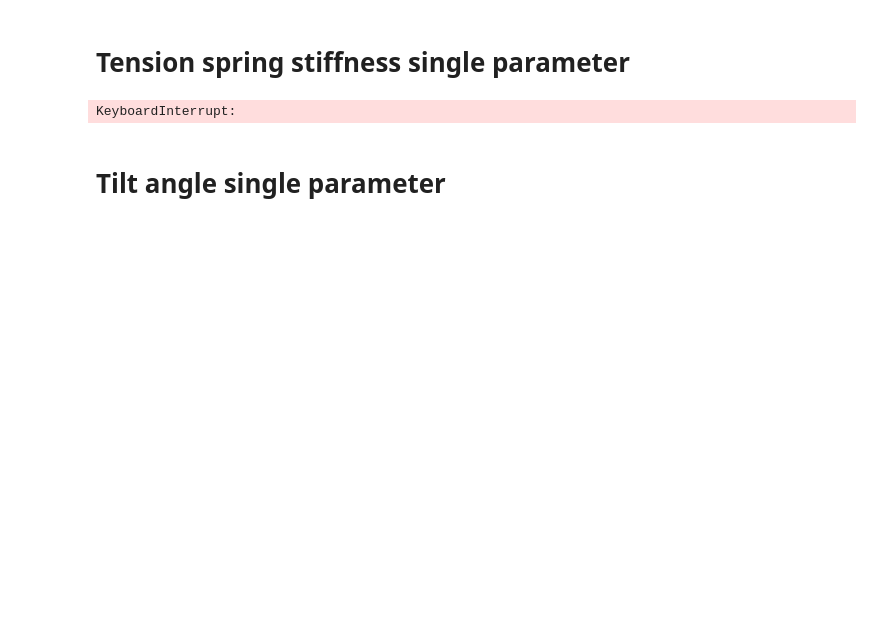
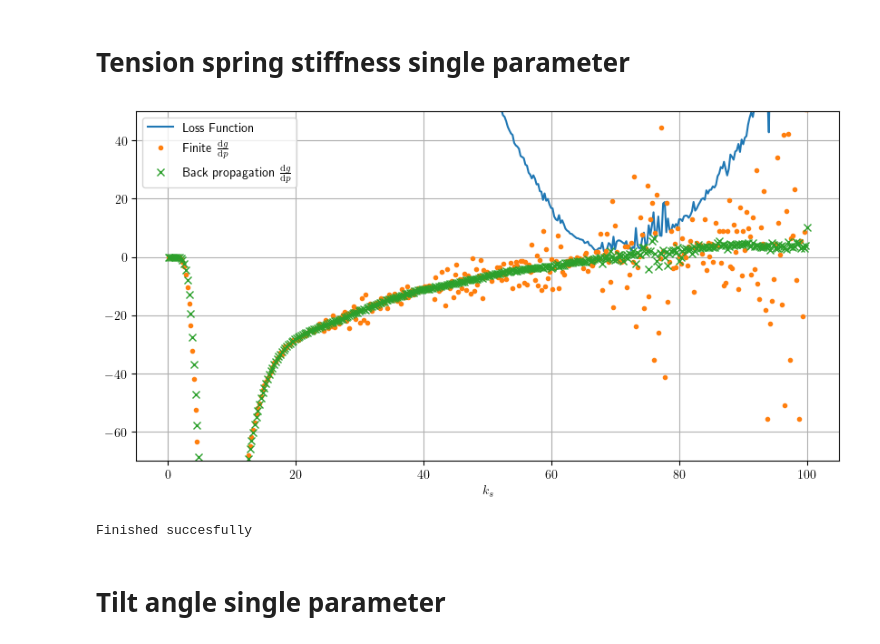
Before and after one commit to MagiRomanya/DiffSimulator, a Jupyter notebook: differentiable/Diff.ipynb, the cells around one changed output. Saved outputs shown, nothing was run; the diff lists cells and outputs as text; code cells hidden in the pictures; blank space fills up the shorter version.

```diff
--- a/differentiable/Diff.ipynb
+++ b/differentiable/Diff.ipynb
@@ -24,7 +22,7 @@ mass = sim.getMassMatrix()
 h = sim.getTimeStep()
 DIFF_FRAMES = 100
 
-k_values = np.linspace(0.01, 40, 200)
+k_values = np.linspace(0.01, 100, 400)
 g_values = []
 dgdp_values = []
 for k in tqdm(k_values):
@@ -38,22 +36,24 @@ for i in range(len(g_values)-1):
     value = (g_values[i+1]-g_values[i]) / (k_values[i+1] - k_values[i])
     dgdp_finite.append(value)
 dgdp_finite.append(dgdp_finite[-1])
-# %% [output]
-KeyboardInterrupt:
 # %%
 plt.close()
 plt.plot(k_values, g_values, "-", label="Loss Function")
 plt.plot(k_values, dgdp_finite, ".", label="Finite $\\frac{\mathrm{d}g}{\mathrm{d}p}$")
 plt.plot(k_values, dgdp_values, "x", label="Back propagation $\\frac{\mathrm{d}g}{\mathrm{d}p}$")
 error = abs(np.array(dgdp_finite) - np.array(dgdp_values))
 # plt.errorbar(k_values, dgdp_values, yerr = error)
 plt.legend()
 plt.xlabel("$k_s$")
-#plt.ylim(-70,30)
+plt.ylim(-70,50)
 plt.grid()
 plt.show()
+plt.rcParams["figure.figsize"] = (10,5)
 plt.savefig('figures/test.pdf')
 print("Finished succesfully")
+# %% [output]
+[figure, added]
+Finished succesfully
 # %% [markdown]
 # Tilt angle single parameter
 # %%
```
Also changed, not shown: parts of 15 cells of this notebook, 7 other files.
